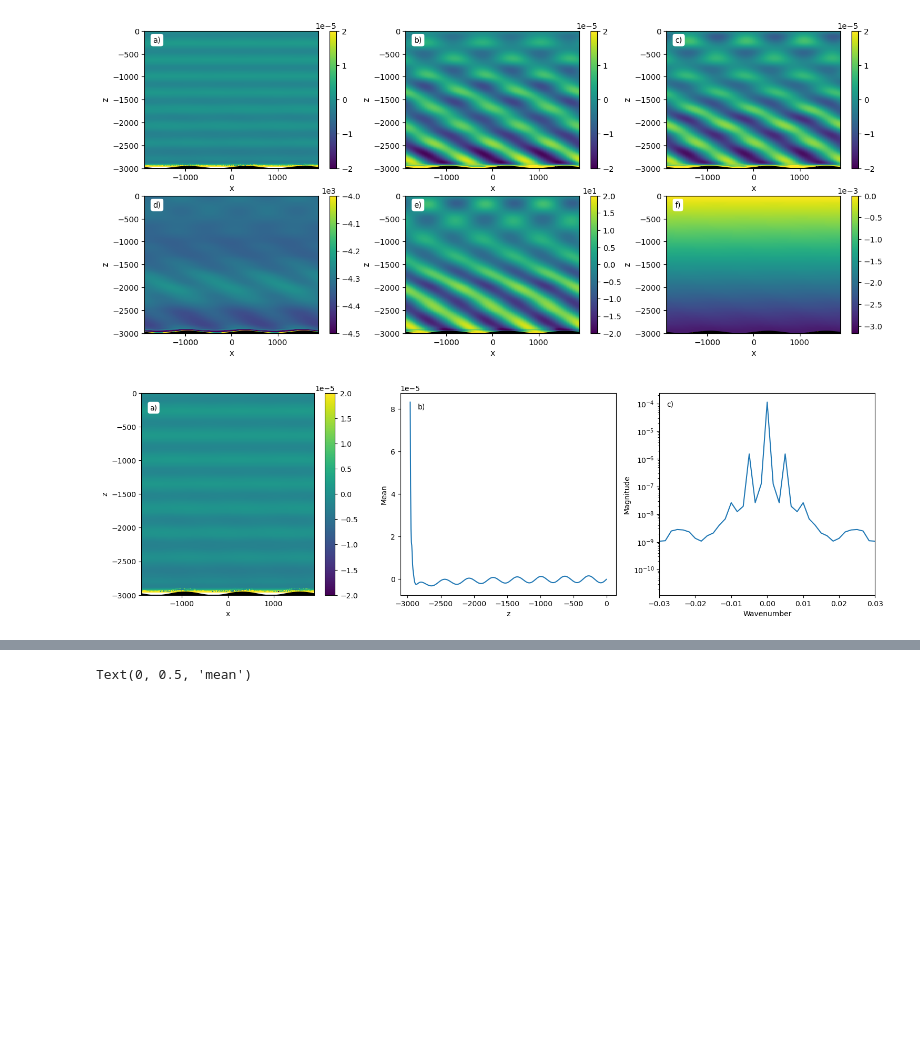
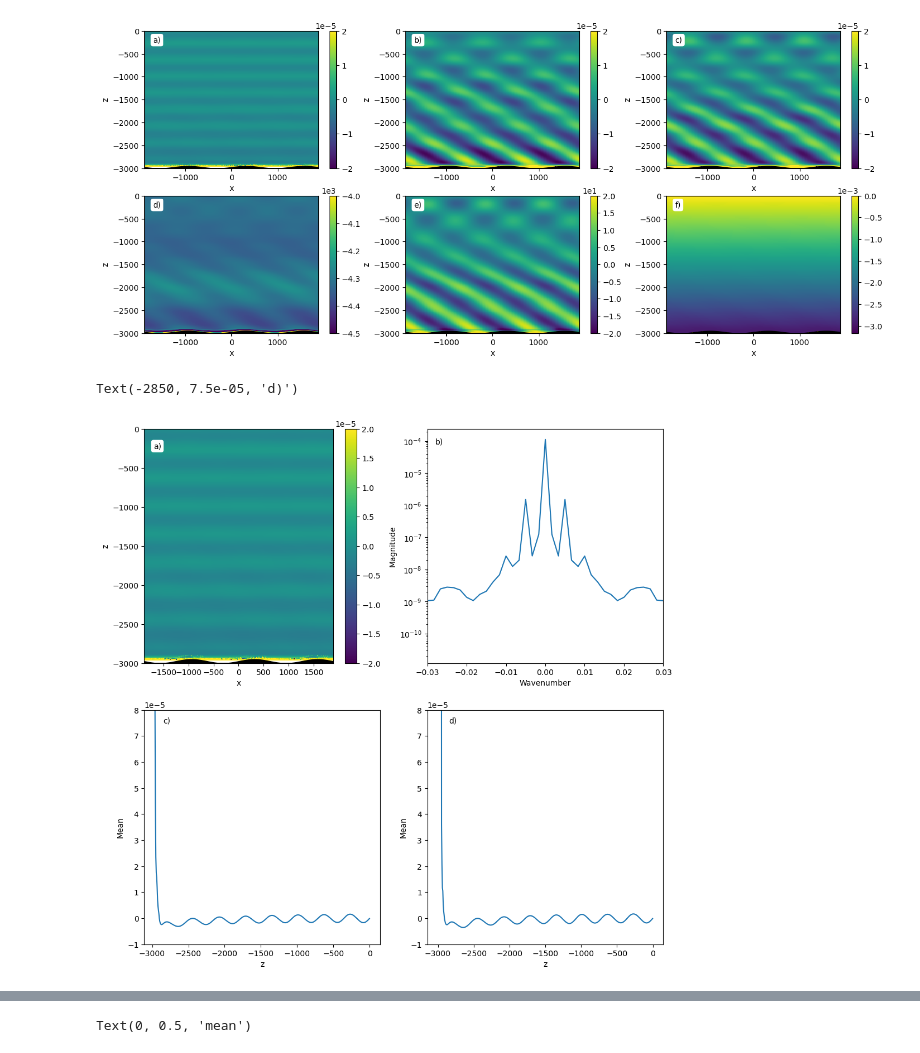
Before and after one commit to YasserB2002/pde-lagrangian-lee-waves, a Jupyter notebook: figure_generation.ipynb, the cells around one changed output, grey strips where cells are left out. Drawn from its saved outputs; the diff is of its cells as text; code cells hidden in the pictures; blank space fills up the shorter version.

```diff
--- a/figure_generation.ipynb
+++ b/figure_generation.ipynb
@@ -220,41 +309,53 @@ plt.savefig('lee_wave_lagrangian_xi.png', bbox_inches='tight')
 # %%
 b = interped_scalar - B
 b_fft = fftshift(fft(b[100:,:], axis=1).mean(axis=0))
 
 k_topo = 0.005
 dom_length = 6 * np.pi / k_topo
 dx = dom_length / 250
 k = 2*np.pi*fftshift(fftfreq(250, dx))
 
-means_vec = []
+means_vec_interped = []
 for i in range(len(z_values)):
-    means_vec.append(np.mean(interped_scalar[i] - B[i]))
+    means_vec_interped.append(np.mean(interped_scalar[i] - B[i]))
 
-fig, ax = plt.subplots(1, 3, figsize=(18, 5))
-p1 = ax[0].pcolormesh(xx, zz, interped_scalar - B, vmin=vmin, vmax=vmax)
-ax[0].set_xlabel('x')
-ax[0].set_ylabel('z')
-ax[0].fill_between(x_values, topo, bottom, color="k")
-cbar1 = fig.colorbar(p1,ax=ax[0])
+means_vec_true = []
+for i in range(len(z_values)):
+    means_vec_true.append(np.mean(ds_lagrangian.b[mid_index,i,0,:].values - B[i]))
+
+fig, ax = plt.subplots(2, 2, figsize=(12, 12))
+p1 = ax[0,0].pcolormesh(xx, zz, interped_scalar - B, vmin=vmin, vmax=vmax)
+ax[0,0].set_xlabel('x')
+ax[0,0].set_ylabel('z')
+ax[0,0].fill_between(x_values, topo, bottom, color="k")
+cbar1 = fig.colorbar(p1,ax=ax[0,0])
 cbar1.formatter.set_powerlimits((0,0))
 
-ax[1].plot(z_values, means_vec)
-ax[1].set_xlabel('z')
-ax[1].set_ylabel('Mean')
+ax[0,1].plot(k, np.abs(b_fft))
+ax[0,1].set_yscale("log")
+ax[0,1].set_xlim(-0.03, 0.03)
+ax[0,1].set_xlabel('Wavenumber')
+ax[0,1].set_ylabel('Magnitude')
 
-ax[2].plot(k, np.abs(b_fft))
-ax[2].set_yscale("log")
-ax[2].set_xlim(-0.03, 0.03)
-ax[2].set_xlabel('Wavenumber')
-ax[2].set_ylabel('Magnitude')
+ax[1,0].plot(z_values, means_vec_interped)
+ax[1,0].set_xlabel('z')
+ax[1,0].set_ylabel('Mean')
+ax[1,0].set_ylim(-1e-5, 8e-5)
+
+ax[1,1].plot(z_values, means_vec_true)
+ax[1,1].set_xlabel('z')
+ax[1,1].set_ylabel('Mean')
+ax[1,1].set_ylim(-1e-5, 8e-5)
 
 text_x = -1700
 text_y = -250
 bbox=dict(facecolor='white', edgecolor='none', boxstyle='round')
-ax[0].text(text_x, text_y, 'a)', bbox=bbox)
-ax[1].text(-2850, 8e-5, 'b)', bbox=bbox)
-ax[2].text(-0.028, 0.8e-4, 'c)', bbox=bbox)
+ax[0,0].text(text_x, text_y, 'a)', bbox=bbox)
+ax[0,1].text(-0.028, 0.8e-4, 'b)', bbox=bbox)
+ax[1,0].text(-2850, 7.5e-5, 'c)', bbox=bbox)
+ax[1,1].text(-2850, 7.5e-5, 'd)', bbox=bbox)
 
-plt.savefig('lee_wave_fft.png', bbox_inches='tight')
+# plt.savefig('lee_wave_fft_new.png', bbox_inches='tight')
 # %% [output]
+Text(-2850, 7.5e-05, 'd)')
-[figure, old version]
+[figure, new version]
```
Also changed, not shown: parts of 14 cells of this notebook.
